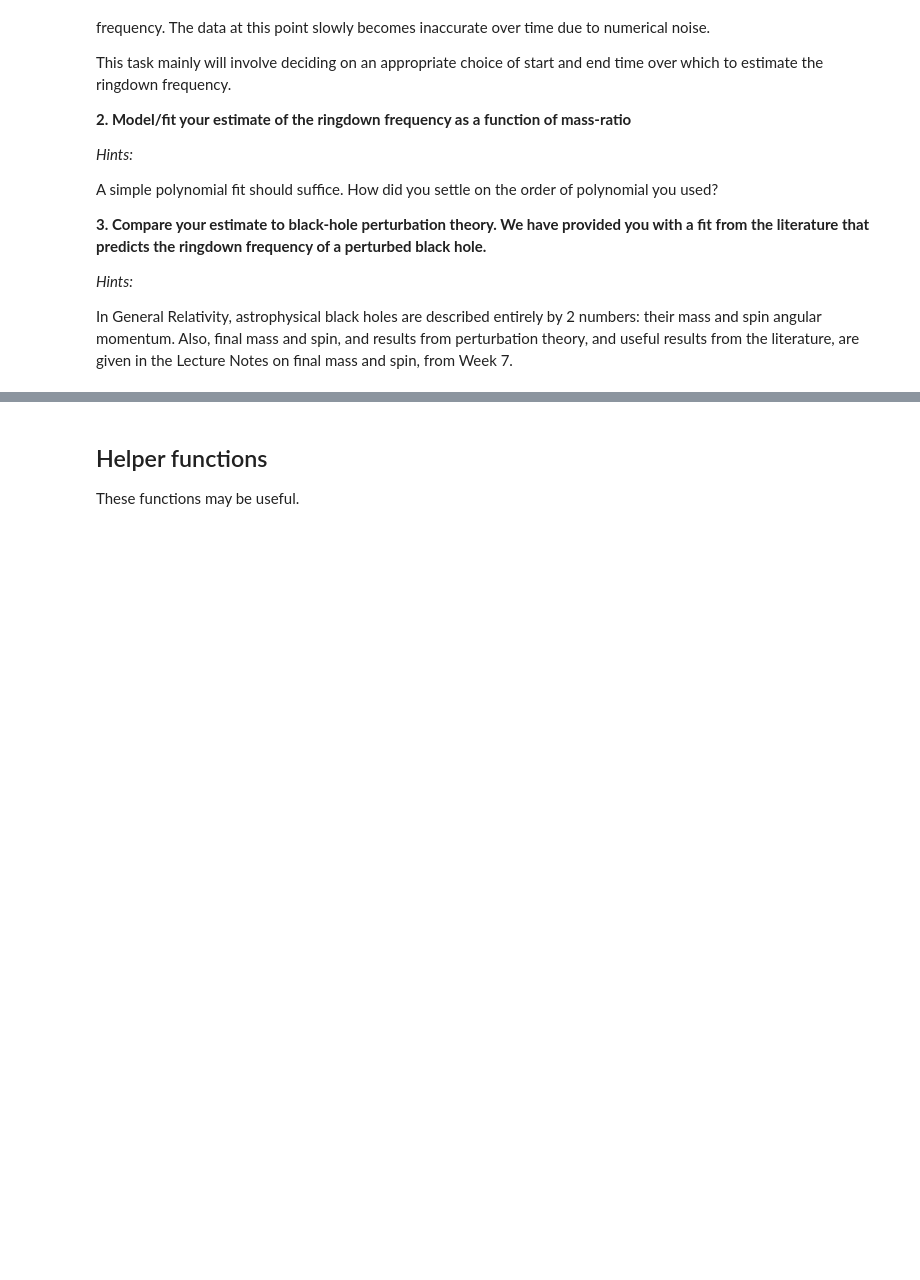
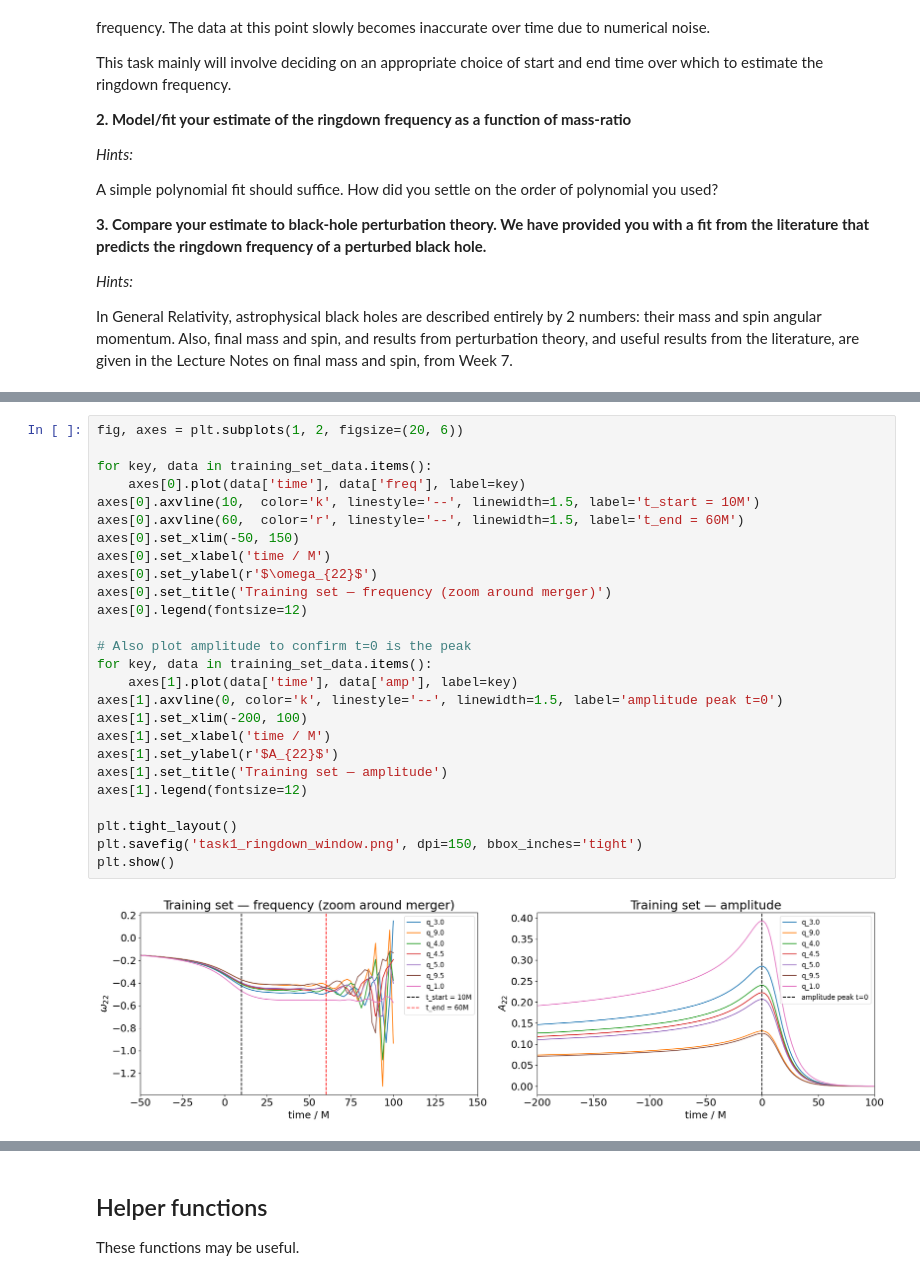
Before and after one commit to swastii03/NR, a Jupyter notebook: PXT904_MODELLING_ASSIGNMENT_2025.ipynb, the cells around one changed output, grey strips where cells are left out. Drawn from its saved outputs; the diff is of its cells as text; blank space fills up the shorter version.

```diff
--- a/PXT904_MODELLING_ASSIGNMENT_2025.ipynb
+++ b/PXT904_MODELLING_ASSIGNMENT_2025.ipynb
@@ -207,0 +247,28 @@ In General Relativity, astrophysical black holes are described entirely by 2 num
+# %%
+fig, axes = plt.subplots(1, 2, figsize=(20, 6))
+
+for key, data in training_set_data.items():
+    axes[0].plot(data['time'], data['freq'], label=key)
+axes[0].axvline(10,  color='k', linestyle='--', linewidth=1.5, label='t_start = 10M')
+axes[0].axvline(60,  color='r', linestyle='--', linewidth=1.5, label='t_end = 60M')
+axes[0].set_xlim(-50, 150)
+axes[0].set_xlabel('time / M')
+axes[0].set_ylabel(r'$\omega_{22}$')
+axes[0].set_title('Training set — frequency (zoom around merger)')
+axes[0].legend(fontsize=12)
+
+# Also plot amplitude to confirm t=0 is the peak
+for key, data in training_set_data.items():
+    axes[1].plot(data['time'], data['amp'], label=key)
+axes[1].axvline(0, color='k', linestyle='--', linewidth=1.5, label='amplitude peak t=0')
+axes[1].set_xlim(-200, 100)
+axes[1].set_xlabel('time / M')
+axes[1].set_ylabel(r'$A_{22}$')
+axes[1].set_title('Training set — amplitude')
+axes[1].legend(fontsize=12)
+
+plt.tight_layout()
+plt.savefig('task1_ringdown_window.png', dpi=150, bbox_inches='tight')
+plt.show()
+# %% [output]
+[figure, added]
```
Also changed, not shown: parts of 8 cells of this notebook.
